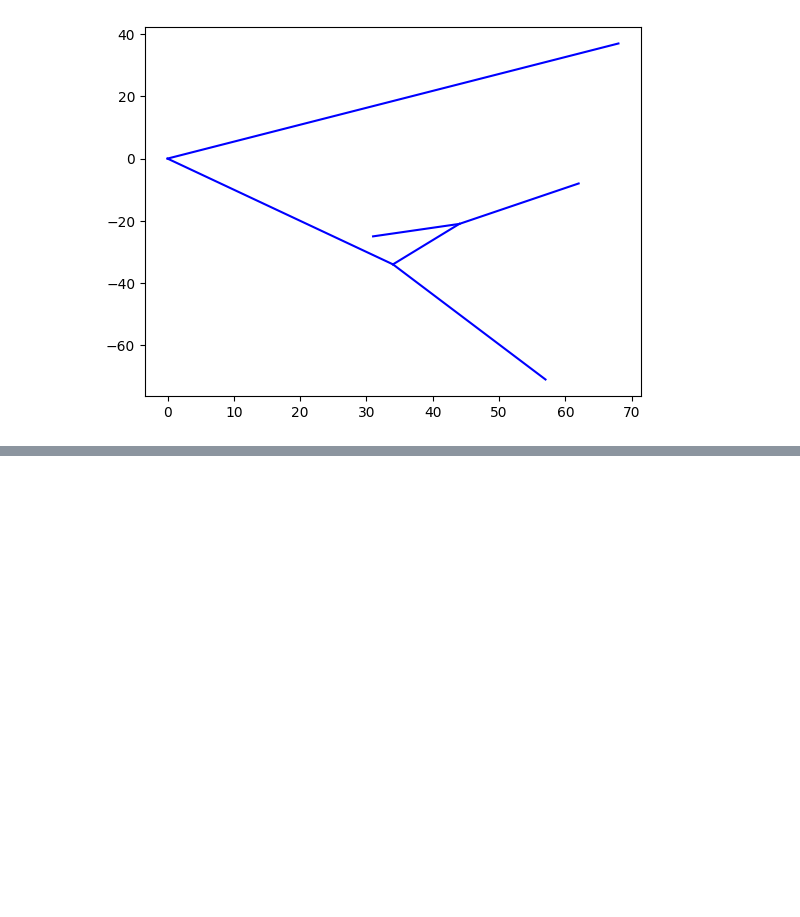
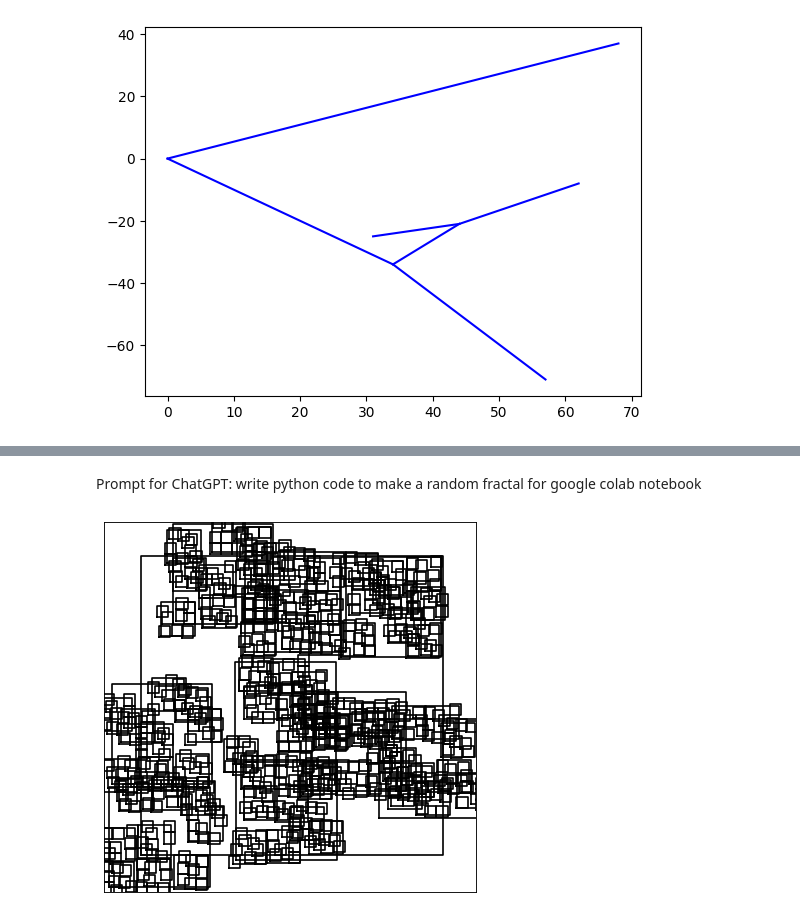
Before and after one commit to nelslindahlx/fractals, a Jupyter notebook: super_basic_fractal_drawing.ipynb, the cells around one changed output, grey strips where cells are left out. Saved outputs shown, nothing was run; the diff lists cells and outputs as text; code cells hidden in the pictures; blank space fills up the shorter version.

```diff
--- a/super_basic_fractal_drawing.ipynb
+++ b/super_basic_fractal_drawing.ipynb
@@ -82,0 +125,46 @@ ValueError: ignored
+# %% [markdown]
+Prompt for ChatGPT: write python code to make a random fractal for google colab notebook
+# %%
+import numpy as np
+import matplotlib.pyplot as plt
+import random
+
+def fractal(x, y, size, randomness):
+    if size < 3:
+        return
+    else:
+        # Draw the outer square
+        plt.plot([x, x+size, x+size, x, x], [y, y, y+size, y+size, y], 'k')
+
+        # Draw the inner square with random offset
+        inner_size = size / 3
+        offset = random.uniform(-randomness, randomness) * inner_size
+        fractal(x + inner_size + offset, y + inner_size + offset, inner_size, randomness)
+
+        # Draw the other eight inner squares with random offset
+        for i in range(3):
+            for j in range(3):
+                if i == 1 and j == 1:
+                    continue
+                offset = random.uniform(-randomness, randomness) * inner_size
+                fractal(x + i * inner_size + offset, y + j * inner_size + offset, inner_size, randomness)
+
+# Set the figure size and dpi
+plt.figure(figsize=(6, 6), dpi=80)
+
+# Call the fractal function with random parameters
+randomness = 0.4
+fractal(0, 0, 81, randomness)
+
+# Adjust the plot limits
+plt.xlim(-10, 90)
+plt.ylim(-10, 90)
+
+# Remove the axis ticks
+plt.xticks([])
+plt.yticks([])
+
+# Show the plot
+plt.show()
+# %% [output]
+[figure, added]
```
Also changed, not shown: parts of 4 cells of this notebook.
